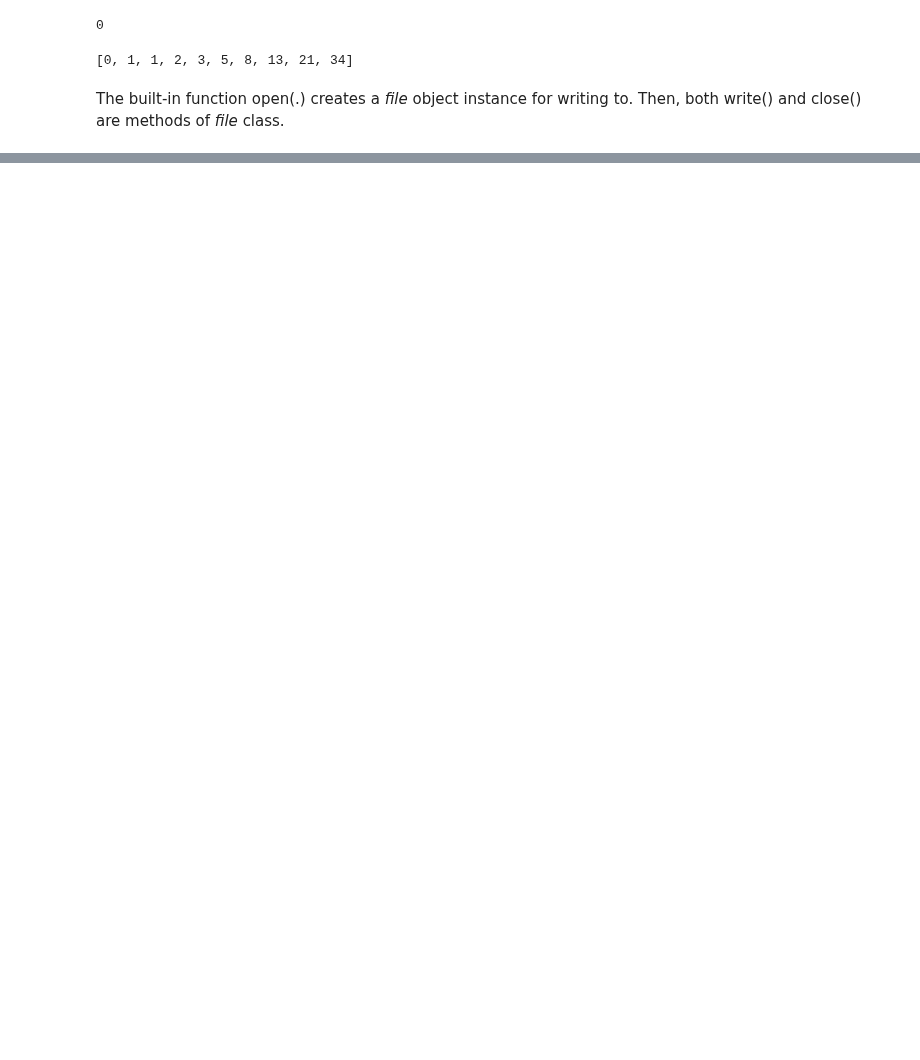
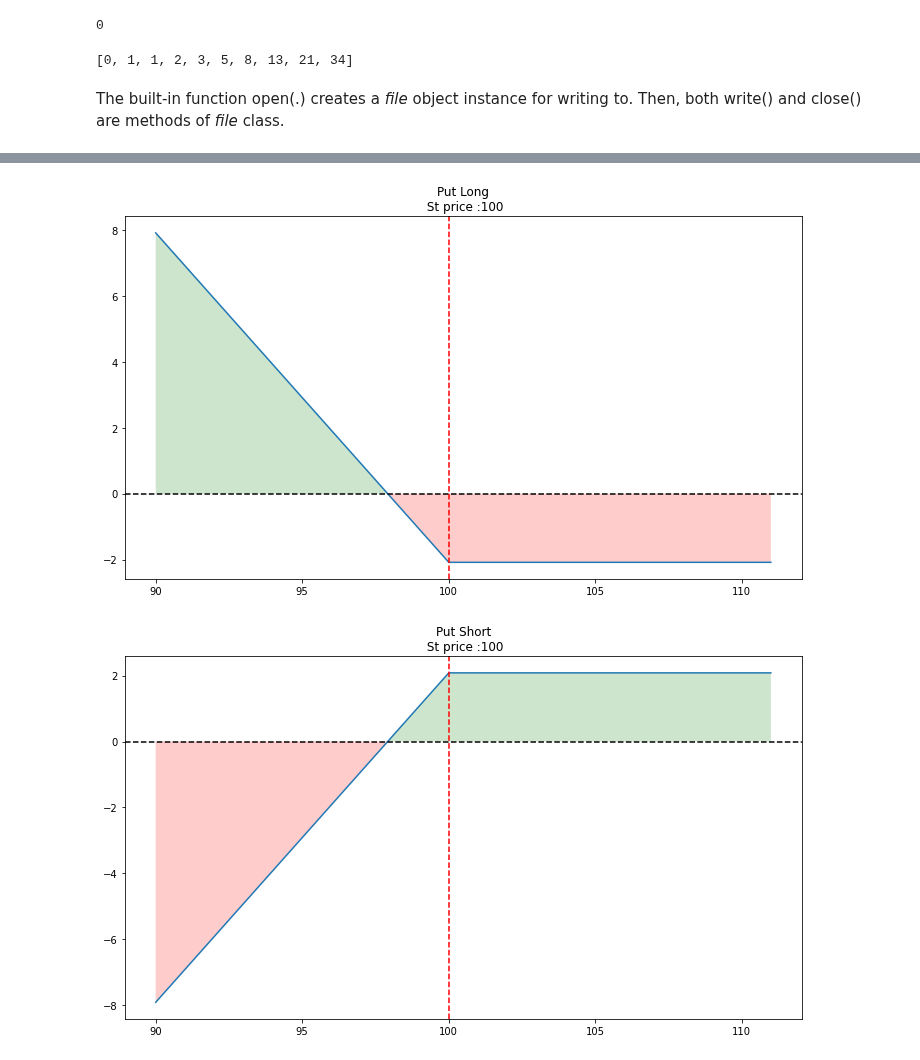
Before and after one commit to adevrent/wqu_mscfe, a Jupyter notebook: Financial Data/M4/L1.ipynb, the cells around one changed output, grey strips where cells are left out. Cells and saved outputs as stored; diff of their text form; code cells hidden in the pictures; blank space fills up the shorter version.

```diff
--- a/Financial Data/M4/L1.ipynb
+++ b/Financial Data/M4/L1.ipynb
@@ -184,0 +396,3 @@ Then, both write() and close() are methods of *file* class.
+# %%
+myPut = Option(european=True, kind="put", s0=100, k=100, t=30, sigma=0.20, r=0.05, dv=0)
+print(myPut)
@@ -184,0 +417,6 @@ Then, both write() and close() are methods of *file* class.
+# %%
+# Price of the put option using 3 different methods: 1) Black Scholes (analytic method), 2) Binomial tree (numerical method) 3) Monte Carlo Simulation (numerical method)
+putBS = myPut.getPrice().round(4)
+putBT = myPut.getPrice(method="BT", iteration=5000).round(4)
+putMC = myPut.getPrice(method="MC", iteration=500000).round(4)
+(putBS, putBT, putMC)
@@ -184,0 +474,8 @@ Then, both write() and close() are methods of *file* class.
+# %%
+# Plot long and short positions on our call option
+
+op.single_plotter(spot=100, strike=100, op_type="p", tr_type="b", op_pr=putBS)
+op.single_plotter(spot=100, strike=100, op_type="p", tr_type="s", op_pr=putBS)
+# %% [output]
+[figure, added]
+[figure, added]
```
Also changed, not shown: parts of 42 cells of this notebook.
